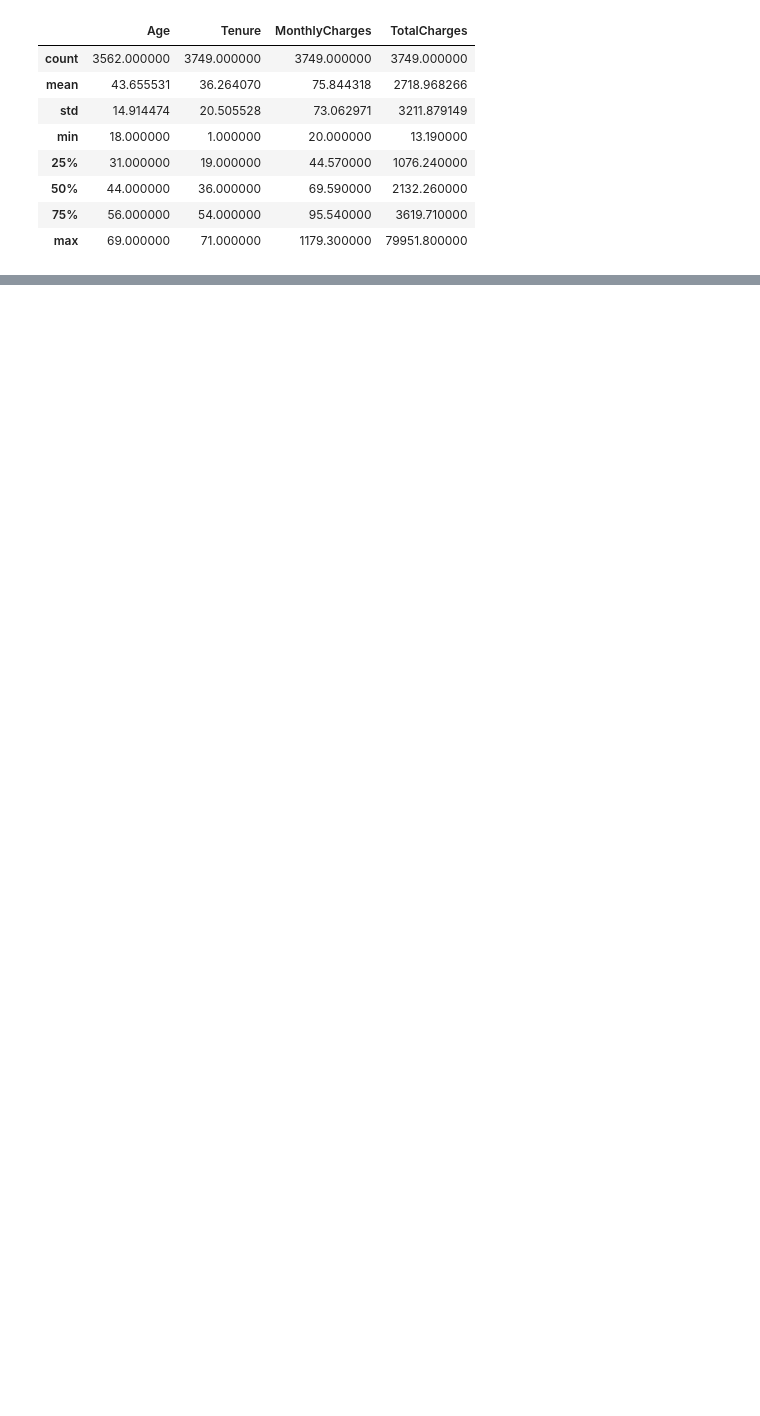
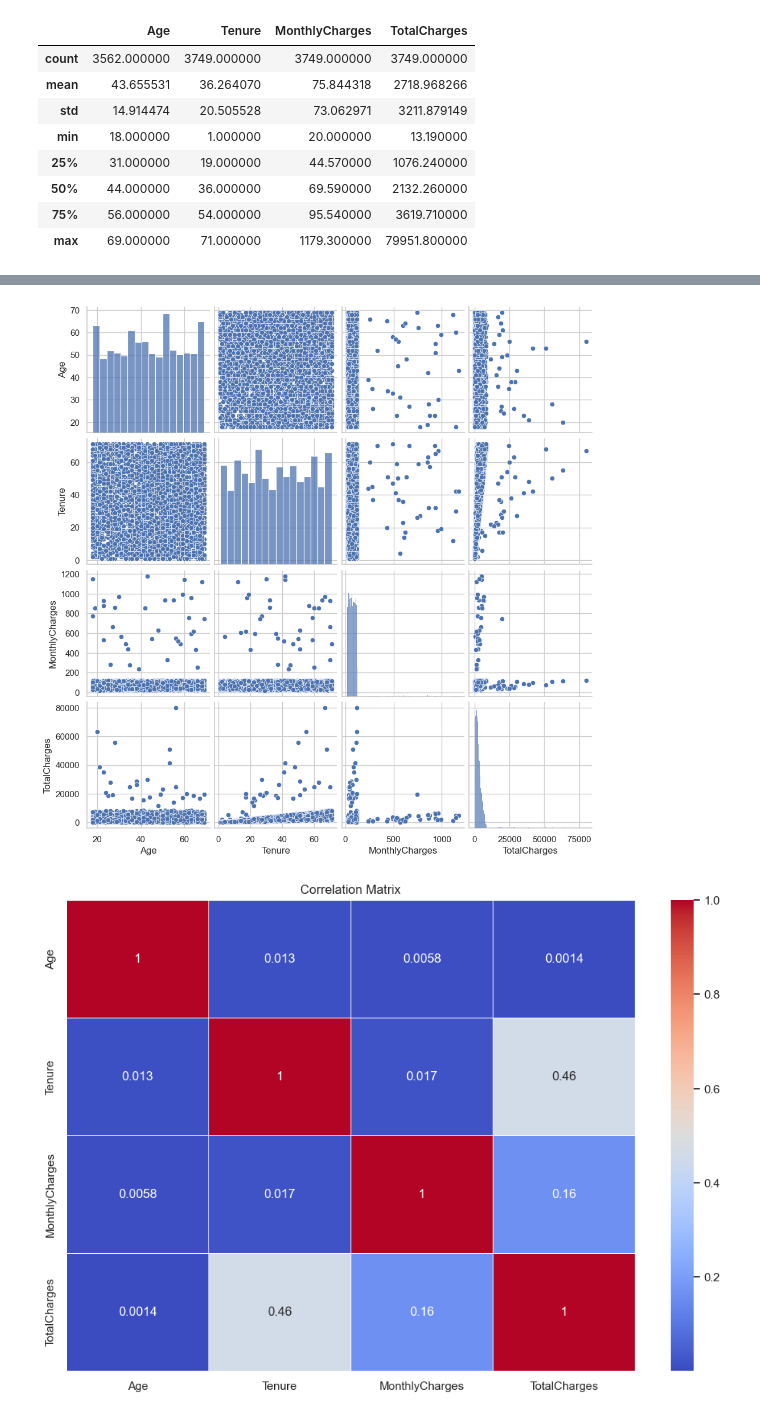
Before and after one commit to Sahil101202/MachineLearning, a Jupyter notebook: src/01.ipynb, the cells around one changed output, grey strips where cells are left out. Cells and saved outputs as stored; diff of their text form; code cells hidden in the pictures; blank space fills up the shorter version.

```diff
--- a/src/01.ipynb
+++ b/src/01.ipynb
@@ -79,0 +128,16 @@ dtype: int64
+# %%
+# Scatter plot matrix for numerical features
+sns.pairplot(data[numerical_features])
+plt.show()
+
+# Correlation matrix
+correlation_matrix = data[numerical_features].corr()
+
+# Heatmap of the correlation matrix
+plt.figure(figsize=(12, 8))
+sns.heatmap(correlation_matrix, annot=True, cmap='coolwarm', linewidths=0.5)
+plt.title('Correlation Matrix')
+plt.show()
+# %% [output]
+[figure, added]
+[figure, added]
```
Also changed, not shown: parts of 6 cells of this notebook, 2 other files.
